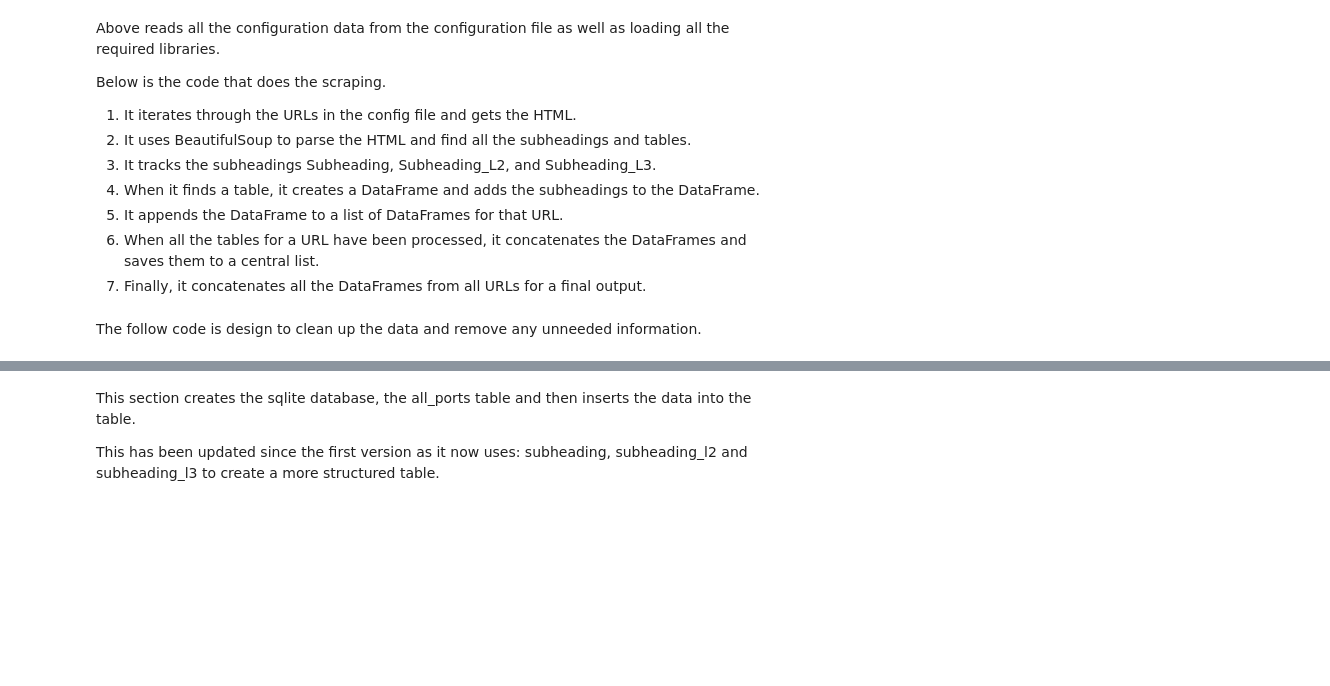
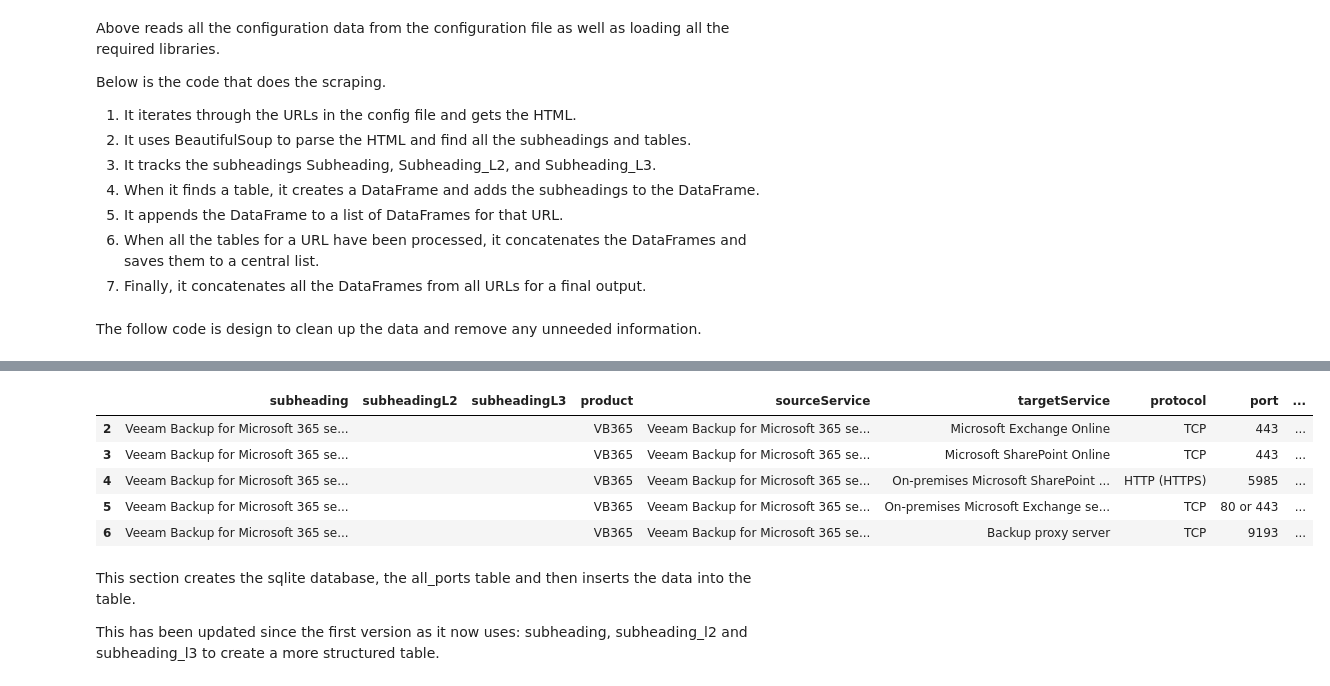
Before and after one commit to shapedthought/ports_server, a Jupyter notebook: scrape_ports_updated.ipynb, the cells around one changed output, grey strips where cells are left out. Cells and saved outputs as stored; diff of their text form; code cells hidden in the pictures; blank space fills up the shorter version.

```diff
--- a/scrape_ports_updated.ipynb
+++ b/scrape_ports_updated.ipynb
@@ -173,3 +173,22 @@ final_combined_df['Subheading_L3'] = np.where(
 final_combined_df = final_combined_df[~final_combined_df['Port'].isin(rows_to_drop)]
 # %%
 final_combined_df.loc[:, 'Port'] = final_combined_df['Port'].str.split('(').str[0].str.strip()
+# %%
+final_combined_df.rename(columns={"Subheading": "subheading",
+                                  "Subheading_L2": "subheadingL2",
+                                  "Subheading_L3": "subheadingL3",
+                                  "Port": "port",
+                                  "Protocol": "protocol",
+                                  "Description": "description",
+                                  "Product": "product",
+                                  "From": "sourceService",
+                                  "To": "targetService"}, inplace=True)
+# %%
+final_combined_df.head()
+# %% [output]
+|  | subheading | subheadingL2 | subheadingL3 | product | sourceService | targetService | protocol | port | ... |
+| 2 | Veeam Backup for Microsoft 365 se... |  |  | VB365 | Veeam Backup for Microsoft 365 se... | Microsoft Exchange Online | TCP | 443 | ... |
+| 3 | Veeam Backup for Microsoft 365 se... |  |  | VB365 | Veeam Backup for Microsoft 365 se... | Microsoft SharePoint Online | TCP | 443 | ... |
+| 4 | Veeam Backup for Microsoft 365 se... |  |  | VB365 | Veeam Backup for Microsoft 365 se... | On-premises Microsoft SharePoint ... | HTTP (HTTPS) | 5985 | ... |
+| 5 | Veeam Backup for Microsoft 365 se... |  |  | VB365 | Veeam Backup for Microsoft 365 se... | On-premises Microsoft Exchange se... | TCP | 80 or 443 | ... |
+| 6 | Veeam Backup for Microsoft 365 se... |  |  | VB365 | Veeam Backup for Microsoft 365 se... | Backup proxy server | TCP | 9193 | ... |
```
Also changed, not shown: parts of 4 cells of this notebook, 9 other files.
